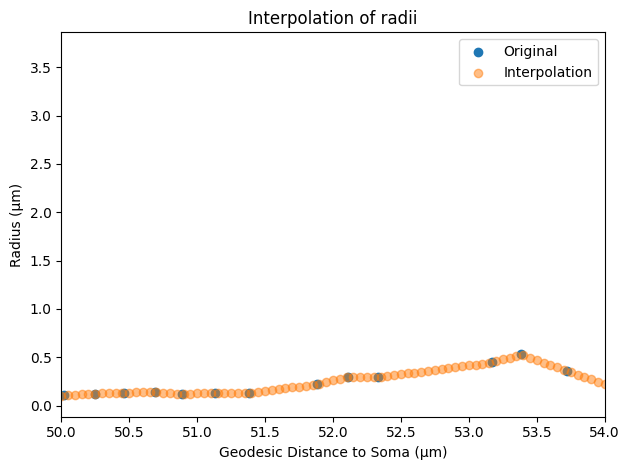
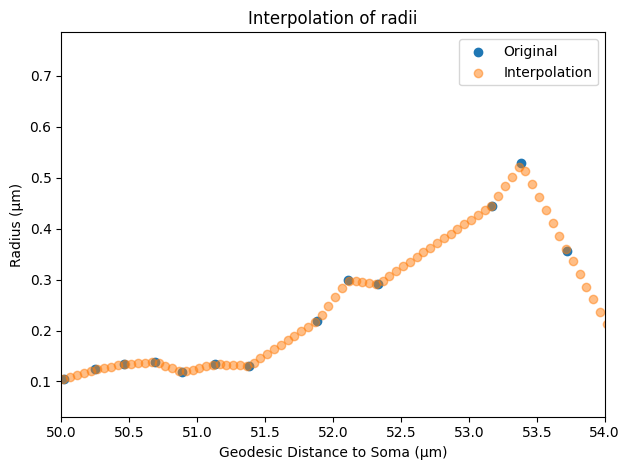
Code edit (unified diff) that turned the first committed figure into the second:
--- before
+++ after
@@ -1,3 +1,3 @@
-plt.scatter(geodesic_dists_pruned, radii_pruned, label="Original")
+plt.scatter(plot_dists, plot_radii, label="Original")
 plt.scatter(even_dists, even_radii, label="Interpolation", alpha=0.5)
 plt.xlabel("Geodesic Distance to Soma (μm)")

Commit: Soma excluded in manual upsampling and filtering